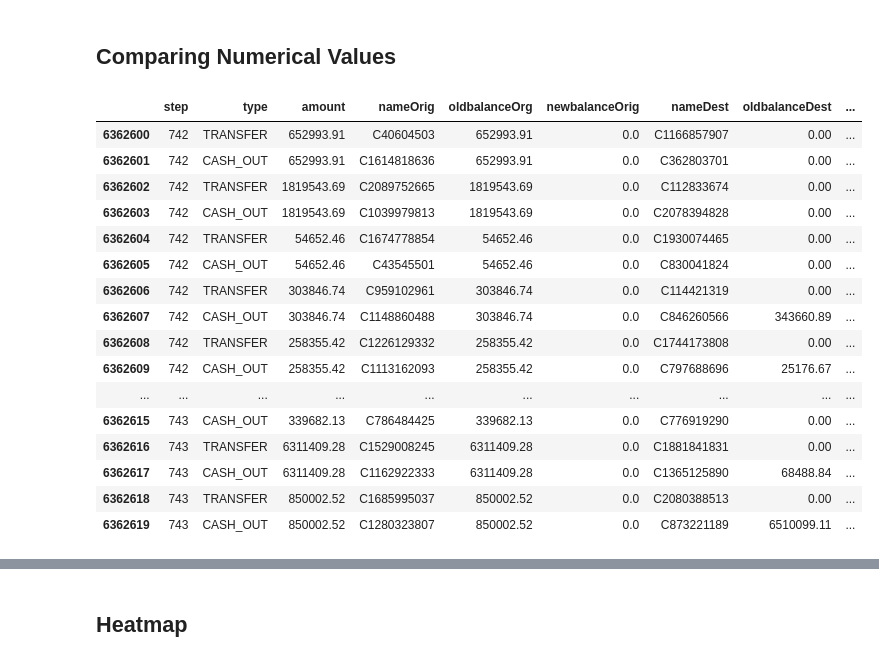
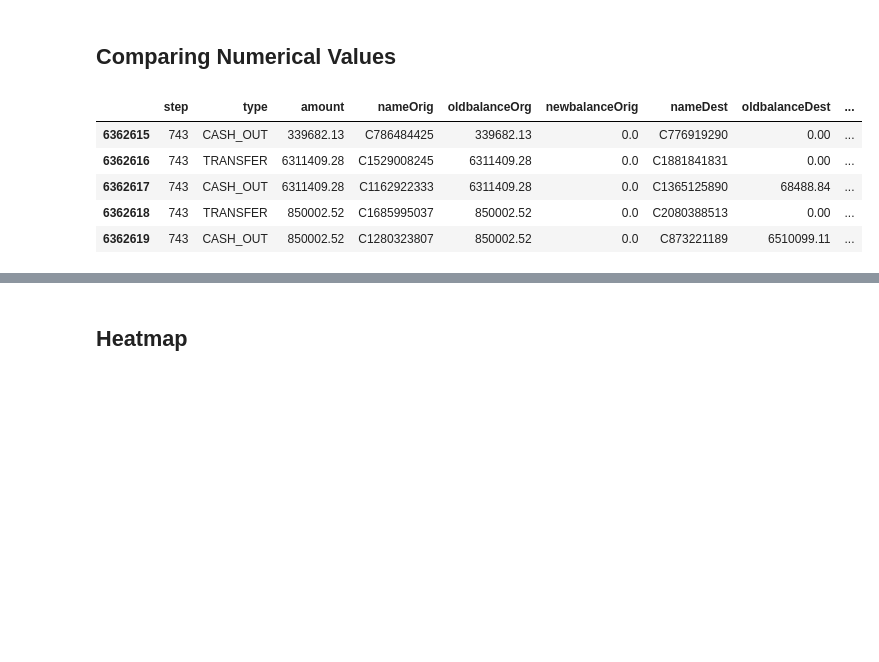
Before and after one commit to tezamarlevi/Online_fraud_detection, a Jupyter notebook: Online_fraud_detection.ipynb, the cells around one changed output, grey strips where cells are left out. Drawn from its saved outputs; the diff is of its cells as text; code cells hidden in the pictures; blank space fills up the shorter version.

```diff
--- a/Online_fraud_detection.ipynb
+++ b/Online_fraud_detection.ipynb
@@ -170,20 +165,9 @@ boxplot_variation('type','amount', 'isFraud',15)
 # %% [markdown]
 ## **Comparing Numerical Values**
 # %%
-data.tail(20)
+data.tail(5)
 # %% [output]
 |  | step | type | amount | nameOrig | oldbalanceOrg | newbalanceOrig | nameDest | oldbalanceDest | ... |
-| 6362600 | 742 | TRANSFER | 652993.91 | C40604503 | 652993.91 | 0.0 | C1166857907 | 0.00 | ... |
-| 6362601 | 742 | CASH_OUT | 652993.91 | C1614818636 | 652993.91 | 0.0 | C362803701 | 0.00 | ... |
-| 6362602 | 742 | TRANSFER | 1819543.69 | C2089752665 | 1819543.69 | 0.0 | C112833674 | 0.00 | ... |
-| 6362603 | 742 | CASH_OUT | 1819543.69 | C1039979813 | 1819543.69 | 0.0 | C2078394828 | 0.00 | ... |
-| 6362604 | 742 | TRANSFER | 54652.46 | C1674778854 | 54652.46 | 0.0 | C1930074465 | 0.00 | ... |
-| 6362605 | 742 | CASH_OUT | 54652.46 | C43545501 | 54652.46 | 0.0 | C830041824 | 0.00 | ... |
-| 6362606 | 742 | TRANSFER | 303846.74 | C959102961 | 303846.74 | 0.0 | C114421319 | 0.00 | ... |
-| 6362607 | 742 | CASH_OUT | 303846.74 | C1148860488 | 303846.74 | 0.0 | C846260566 | 343660.89 | ... |
-| 6362608 | 742 | TRANSFER | 258355.42 | C1226129332 | 258355.42 | 0.0 | C1744173808 | 0.00 | ... |
-| 6362609 | 742 | CASH_OUT | 258355.42 | C1113162093 | 258355.42 | 0.0 | C797688696 | 25176.67 | ... |
-| ... | ... | ... | ... | ... | ... | ... | ... | ... | ... |
 | 6362615 | 743 | CASH_OUT | 339682.13 | C786484425 | 339682.13 | 0.0 | C776919290 | 0.00 | ... |
 | 6362616 | 743 | TRANSFER | 6311409.28 | C1529008245 | 6311409.28 | 0.0 | C1881841831 | 0.00 | ... |
 | 6362617 | 743 | CASH_OUT | 6311409.28 | C1162922333 | 6311409.28 | 0.0 | C1365125890 | 68488.84 | ... |
```
Also changed, not shown: parts of 44 cells of this notebook.
